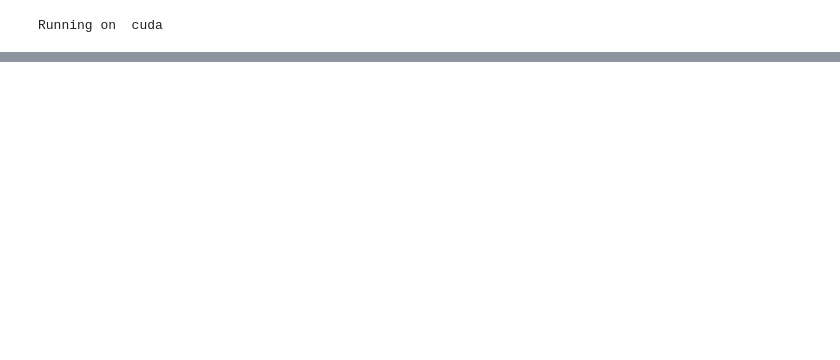
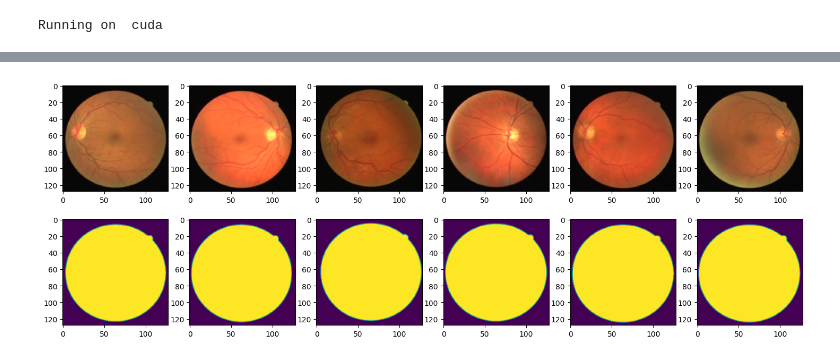
Before and after one commit to s183920/02514-Deep-Learning-In-Computer-Vision, a Jupyter notebook: kat.ipynb, the cells around one changed output, grey strips where cells are left out. Drawn from its saved outputs; the diff is of its cells as text; code cells hidden in the pictures; blank space fills up the shorter version.

```diff
--- a/kat.ipynb
+++ b/kat.ipynb
@@ -93,0 +148,14 @@ Loaded 500 test images
+# %%
+plt.rcParams['figure.figsize'] = [18, 6]
+
+images, labels = next(iter(test_loader))
+
+for i in range(6):
+    plt.subplot(2, 6, i+1)
+    plt.imshow(np.swapaxes(np.swapaxes(images[i], 0, 2), 0, 1))
+
+    plt.subplot(2, 6, i+7)
+    plt.imshow(labels[i].squeeze())
+plt.show()
+# %% [output]
+[figure, added]
```
Also changed, not shown: parts of 8 cells of this notebook, 2 other files.
